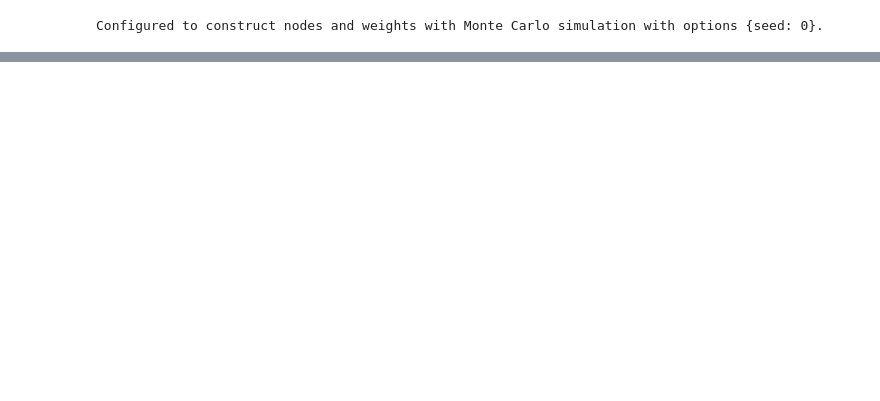
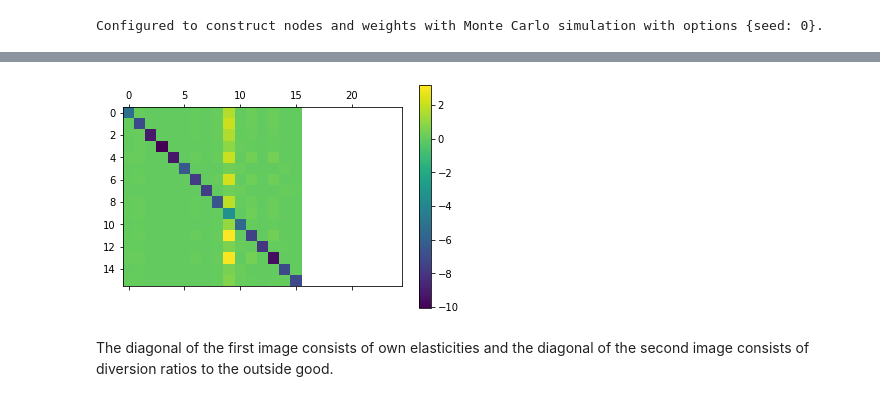
Before and after one commit to Danielasantosc/IO-PSets, a Jupyter notebook: PS2/src/PS2.ipynb, the cells around one changed output, grey strips where cells are left out. Saved outputs shown, nothing was run; the diff lists cells and outputs as text; code cells hidden in the pictures; blank space fills up the shorter version.

```diff
--- a/PS2/src/PS2.ipynb
+++ b/PS2/src/PS2.ipynb
@@ -535,6 +523,13 @@ product_data.head()
+# %%
+product_data['supply_instruments3'] = np.square(df['prod_att1'])
+product_data['supply_instruments4'] = np.square(df['prod_att2'])
+product_data['supply_instruments5'] = np.square(df['prod_att3'])
+product_data['demand_instruments3'] = np.square(df['demand_instruments0'])
+product_data['demand_instruments4'] = np.square(df['demand_instruments1'])
+product_data['demand_instruments5'] = np.square(df['demand_instruments2'])
 # %%
-X1_formulation = pyblp.Formulation('0 + prices')
-X2_formulation = pyblp.Formulation('1 + prices + prod_att1 + prod_att2 + prod_att3')
+X1_formulation = pyblp.Formulation('1 + prices + prod_att1 + prod_att2 + prod_att3')
+X2_formulation = pyblp.Formulation('0 + prices + prod_att1 + prod_att2 + prod_att3')
 product_formulations = (X1_formulation, X2_formulation)
 product_formulations
 # %% [output]
@@ -607,0 +566,5 @@ Computation  Optimizer  Optimization   Objective   Fixed Point  Contraction
+# %%
+# Results with restricted diagonal matrix for random tastes using Monte Carlo Integration.
+
+results1 = mc_problem.solve(sigma=np.eye(4), optimization=bfgs)
+results1
@@ -607,0 +589,11 @@ Computation  Optimizer  Optimization   Objective   Fixed Point  Contraction
+# %%
+elasticities = results1.compute_elasticities()
+# %%
+#Example of the elasticity matrix for market 4
+
+single_market = product_data['market_ids'] == 4
+plt.colorbar(plt.matshow(elasticities[single_market]));
+# %% [output]
+[figure, added]
+# %% [markdown]
+The diagonal of the first image consists of own elasticities and the diagonal of the second image consists of diversion ratios to the outside good.
```
Also changed, not shown: parts of 14 cells of this notebook, 1 other file.
